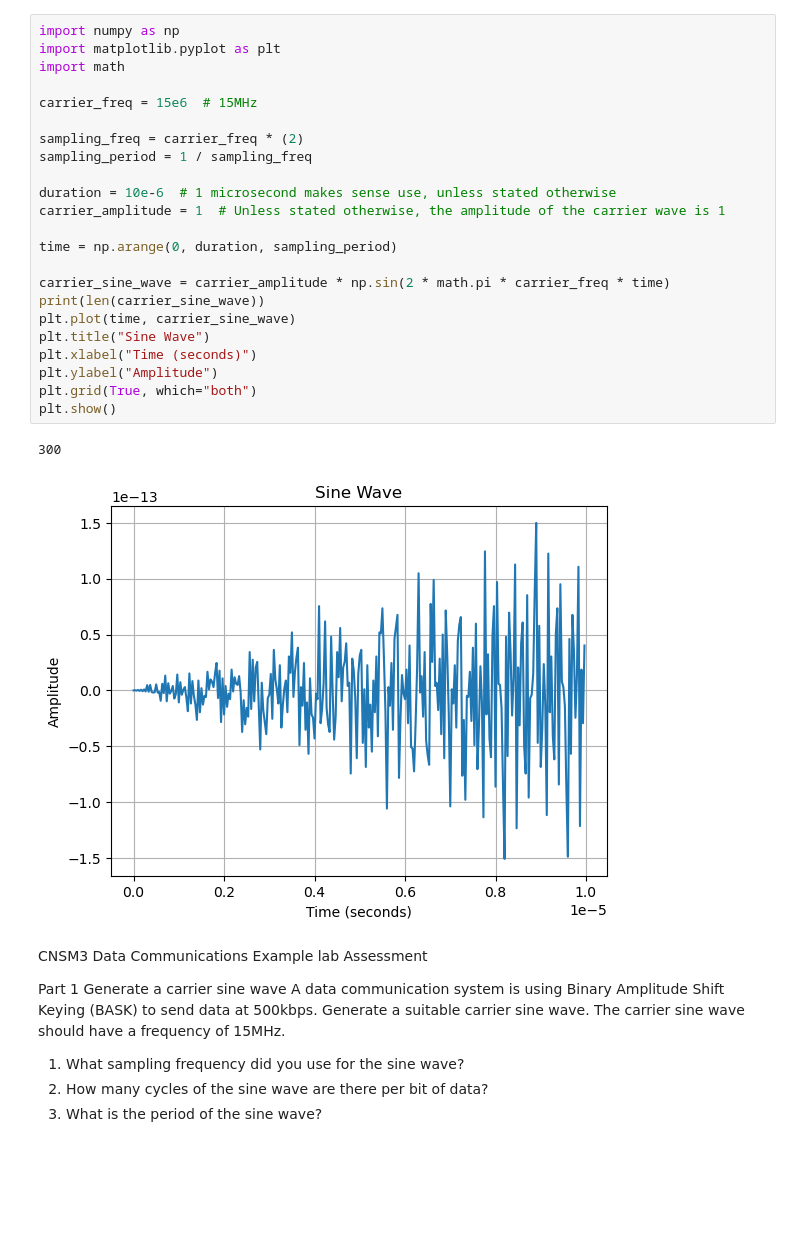
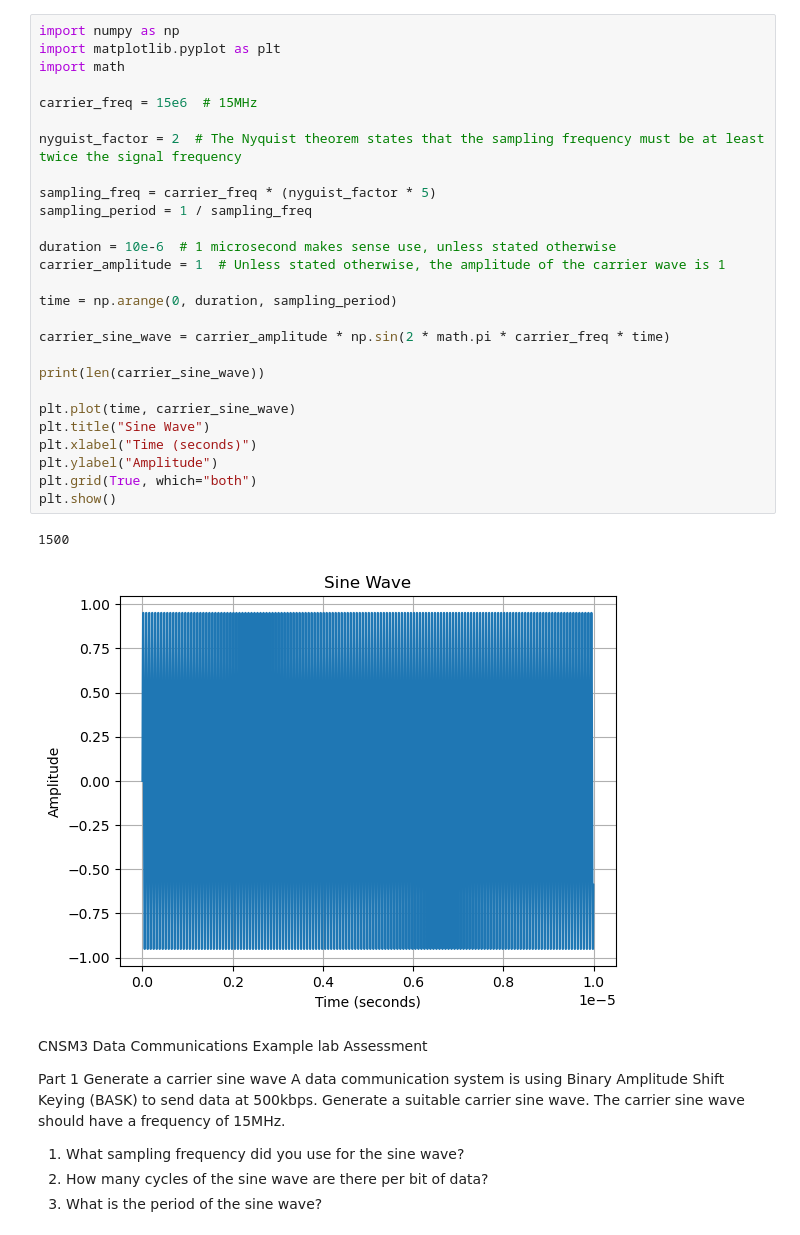
Before and after one commit to SDevTutors/learn-computer-networking, a Jupyter notebook: labs/Example Lab Assessment Nov 2024.ipynb, the cells around one changed output. Cells and saved outputs as stored; diff of their text form; blank space fills up the shorter version.

```diff
--- a/labs/Example Lab Assessment Nov 2024.ipynb
+++ b/labs/Example Lab Assessment Nov 2024.ipynb
@@ -1,29 +1,33 @@
 # %%
 import numpy as np
 import matplotlib.pyplot as plt
 import math
 
 carrier_freq = 15e6  # 15MHz
 
-sampling_freq = carrier_freq * (2)
+nyguist_factor = 2  # The Nyquist theorem states that the sampling frequency must be at least twice the signal frequency
+
+sampling_freq = carrier_freq * (nyguist_factor * 5)
 sampling_period = 1 / sampling_freq
 
 duration = 10e-6  # 1 microsecond makes sense use, unless stated otherwise
 carrier_amplitude = 1  # Unless stated otherwise, the amplitude of the carrier wave is 1
 
 time = np.arange(0, duration, sampling_period)
 
 carrier_sine_wave = carrier_amplitude * np.sin(2 * math.pi * carrier_freq * time)
+
 print(len(carrier_sine_wave))
+
 plt.plot(time, carrier_sine_wave)
 plt.title("Sine Wave")
 plt.xlabel("Time (seconds)")
 plt.ylabel("Amplitude")
 plt.grid(True, which="both")
 plt.show()
 # %% [output]
-300
+1500
-[figure, old version]
+[figure, new version]
 # %% [markdown]
 CNSM3 Data Communications
 Example lab Assessment
```
Also changed, not shown: parts of 3 cells of this notebook.
